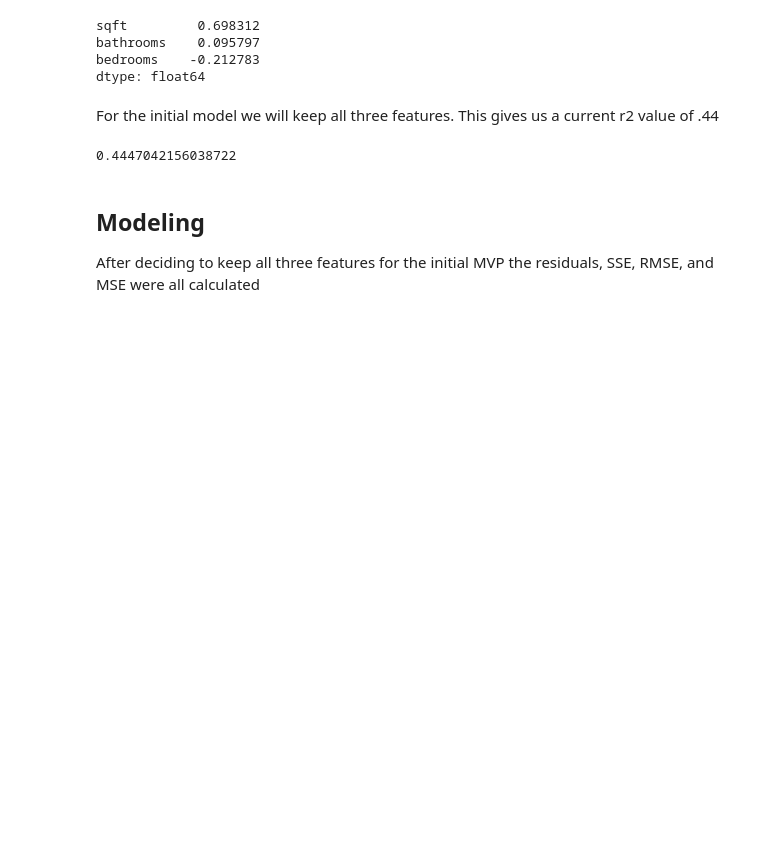
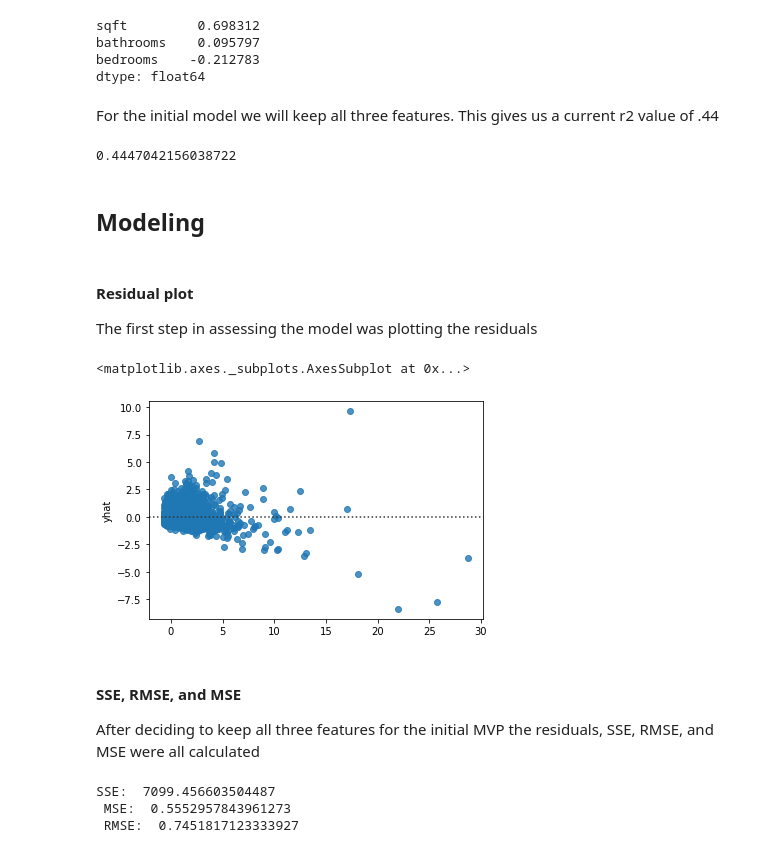
Before and after one commit to JefferyRoeder/zillow_project, a Jupyter notebook: model_final.ipynb, the cells around one changed output. Drawn from its saved outputs; the diff is of its cells as text; code cells hidden in the pictures; blank space fills up the shorter version.

```diff
--- a/model_final.ipynb
+++ b/model_final.ipynb
@@ -135,7 +146,22 @@ For the initial model we will keep all three features. This gives us a current r
 feature_selection.r2d2(y_train,train.yhat)
 # %% [output]
 0.4447042156038722
+# %% [markdown]
+## Modeling
+# %% [markdown]
+#### Residual plot
+The first step in assessing the model was plotting the residuals
+# %%
+sns.residplot(y_train,train.yhat)
+# %% [output]
+<matplotlib.axes._subplots.AxesSubplot at 0x...>
+[figure, added]
 # %% [markdown]
-## Modeling
-
+#### SSE, RMSE, and MSE
 After deciding to keep all three features for the initial MVP the residuals, SSE, RMSE, and MSE were all calculated
+# %%
+model.errors(train,y_train,X_train)
+# %% [output]
+SSE:  7099.456603504487
+ MSE:  0.5552957843961273
+ RMSE:  0.7451817123333927
```
Also changed, not shown: parts of 9 cells of this notebook, 7 other files.
